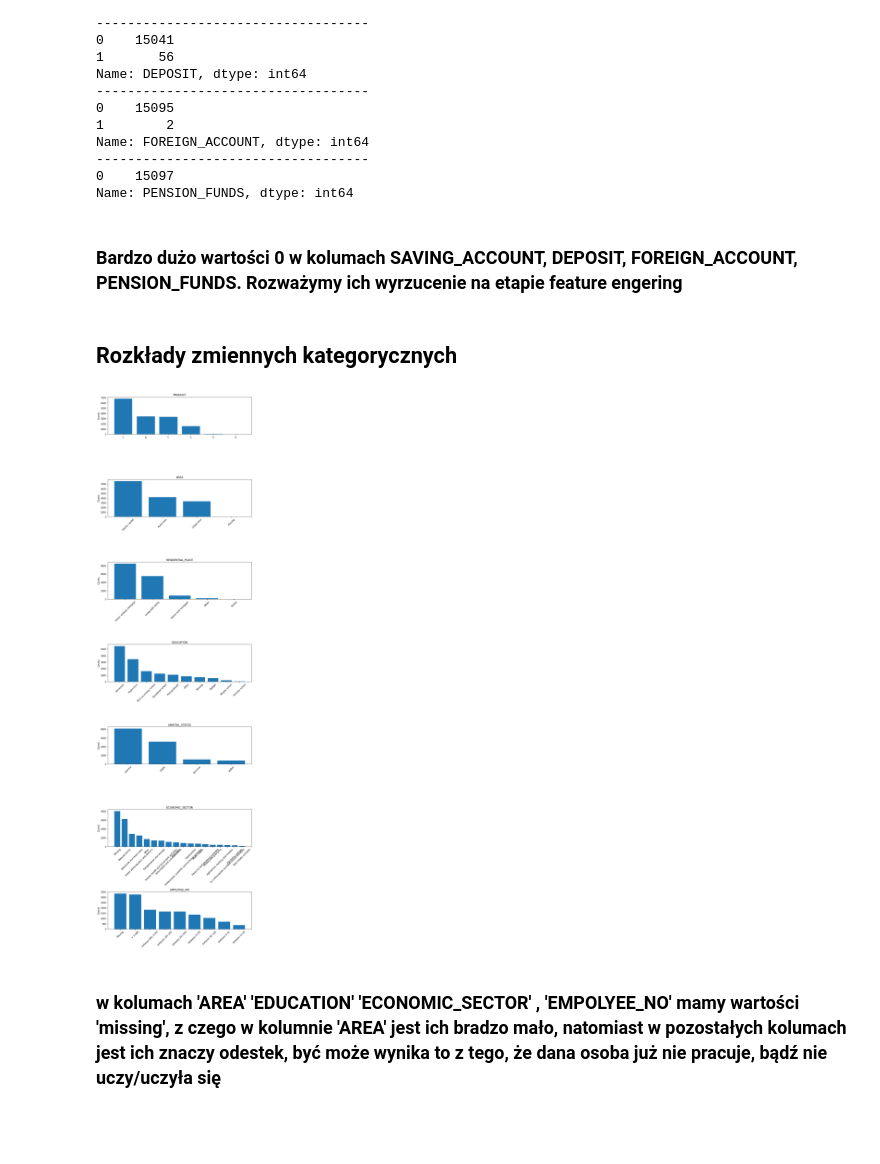
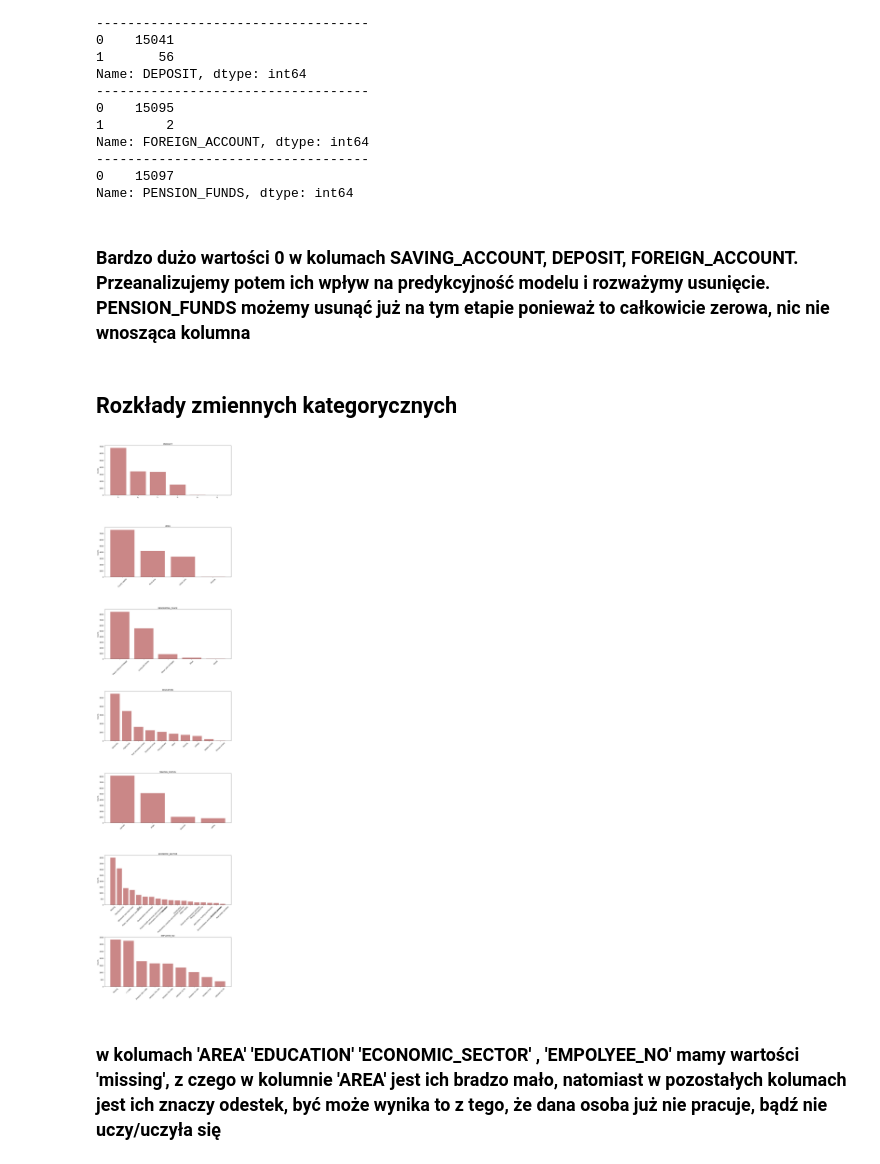
Before and after one commit to GabrielaMajstrak/ML-first-project, a Jupyter notebook: Projetk ML 1/ML_najnowsza_wersja.ipynb, the cells around one changed output. Saved outputs shown, nothing was run; the diff lists cells and outputs as text; code cells hidden in the pictures; blank space fills up the shorter version.

```diff
--- a/Projetk ML 1/ML_najnowsza_wersja.ipynb
+++ b/Projetk ML 1/ML_najnowsza_wersja.ipynb
@@ -161,4 +183,4 @@ Name: FOREIGN_ACCOUNT, dtype: int64
 0    15097
 Name: PENSION_FUNDS, dtype: int64
 # %% [markdown]
-### Bardzo dużo wartości 0 w kolumach SAVING_ACCOUNT, DEPOSIT, FOREIGN_ACCOUNT, PENSION_FUNDS. Rozważymy ich wyrzucenie na etapie feature engering
+### Bardzo dużo wartości 0 w kolumach SAVING_ACCOUNT, DEPOSIT, FOREIGN_ACCOUNT. Przeanalizujemy potem ich wpływ na predykcyjność modelu i rozważymy usunięcie.  PENSION_FUNDS możemy usunąć już na tym etapie ponieważ to całkowicie zerowa, nic nie wnosząca kolumna
@@ -166,18 +190,18 @@ Name: PENSION_FUNDS, dtype: int64
 ## Rozkłady zmiennych kategorycznych
 # %%
 df_strings = df[["PRODUCT", "AREA", "RESIDENTIAL_PLACE", "EDUCATION", "MARITAL_STATUS", 'ECONOMIC_SECTOR', 'EMPLOYEE_NO']]
-fig, axs = plt.subplots(nrows= 7, ncols=1, figsize=(10, 7 * 5))
+fig, axs = plt.subplots(nrows= 7, ncols=1, figsize=(12, 7 * 7))
 for ax, column in zip(axs, ["PRODUCT", "AREA", "RESIDENTIAL_PLACE", "EDUCATION", "MARITAL_STATUS", 'ECONOMIC_SECTOR', 'EMPLOYEE_NO']):
     value_counts = df[column].value_counts()
-    ax.bar(value_counts.index.astype(str), value_counts.values)
+    ax.bar(value_counts.index.astype(str), value_counts.values, color='#CA8787')
     ax.set_title(column)
     ax.set_ylabel('Counts')
     ax.tick_params(axis='x', rotation=45)
 
 plt.tight_layout()
 plt.show()
 # %% [output]
-[figure, old version]
+[figure, new version]
 # %% [markdown]
 ### w kolumach 'AREA' 'EDUCATION' 'ECONOMIC_SECTOR' , 'EMPOLYEE_NO'  mamy wartości 'missing', z czego w kolumnie 'AREA' jest ich bradzo mało, natomiast w pozostałych kolumach jest ich znaczy odestek, być może wynika to z tego, że dana  osoba już nie pracuje, bądź nie uczy/uczyła się
 # %% [markdown]
```
Also changed, not shown: parts of 45 cells of this notebook.
